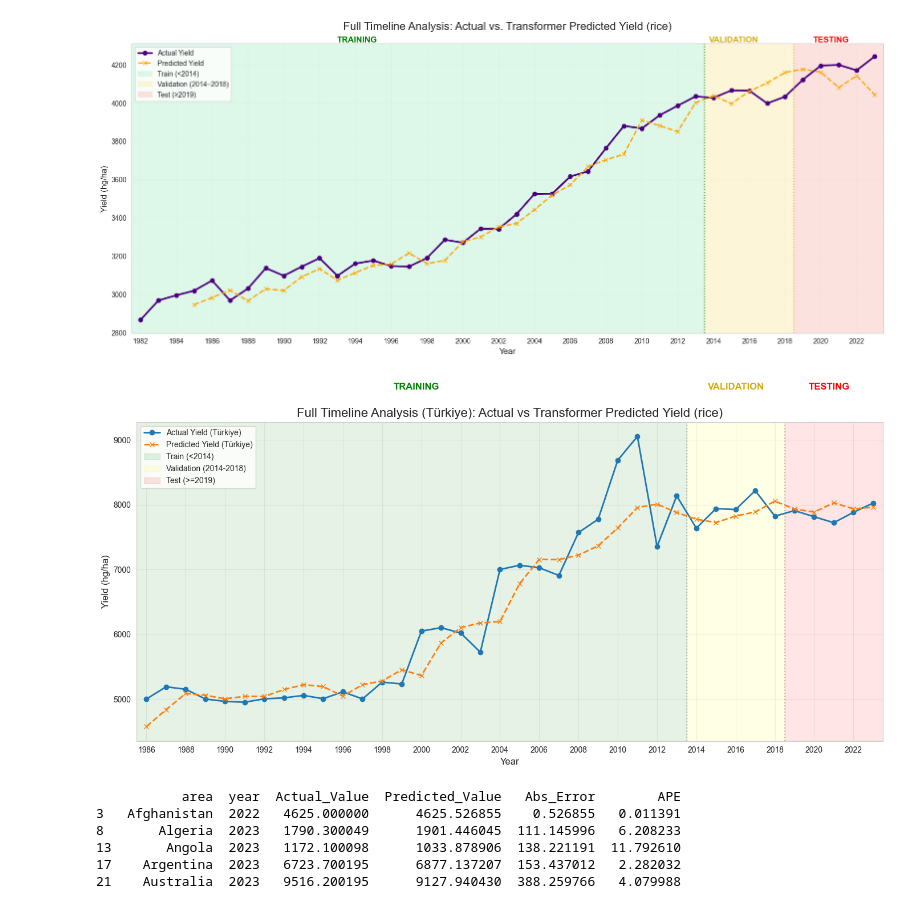
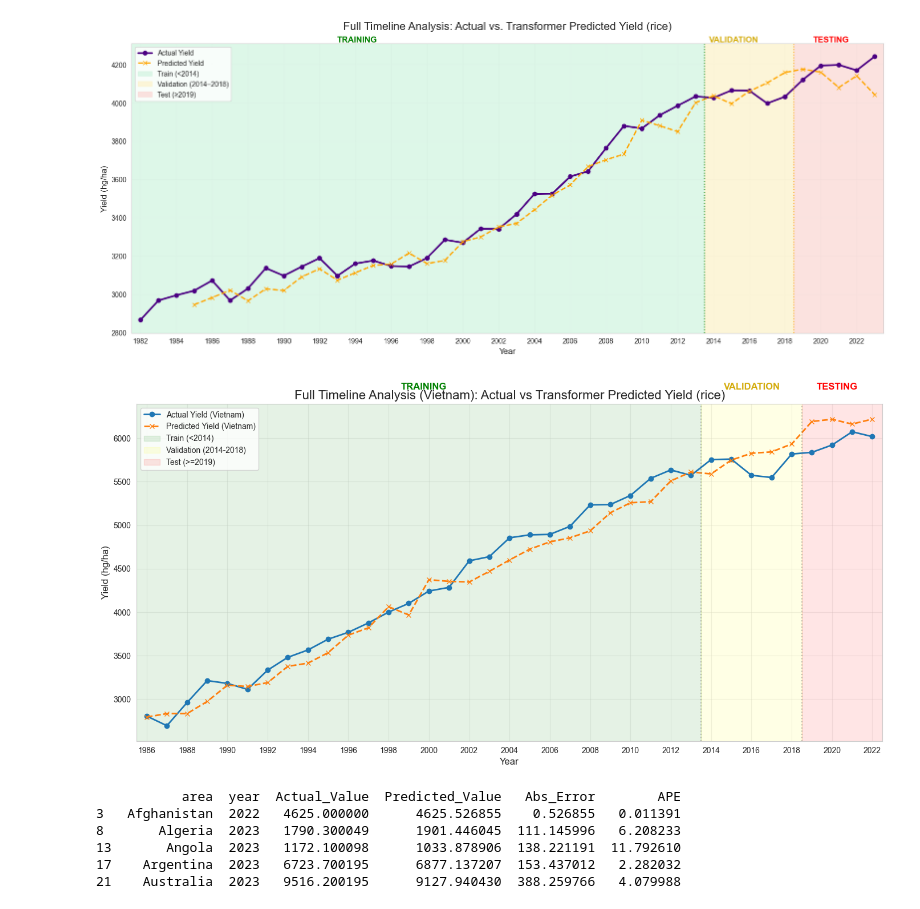
Before and after one commit to pavinpp/ML_project, a Jupyter notebook: Part_5_Model_Transformer.ipynb, the cells around one changed output. Drawn from its saved outputs; the diff is of its cells as text; code cells hidden in the pictures.

```diff
--- a/Part_5_Model_Transformer.ipynb
+++ b/Part_5_Model_Transformer.ipynb
@@ -53,20 +55,3 @@ print(f"--> Filtered years (1982-2023) and dropped NaN targets. New Shape: {df.s
 LAG_1_FEATURE = f'avg_yield_{CHOSEN_CROP}_1y'
 # %% [output]
 --> Filtered years (1982-2023) and dropped NaN targets. New Shape: (4687, 75)
-# %%
-CHOSEN_CROP = "rice"
-TARGET_COL = f"Y_{CHOSEN_CROP}"
-PARQUET_PATH = 'Parquet/XY_v3.parquet'
-SEQ_LEN     = 5              # try larger windows; model uses past SEQ_LEN years
-BATCH_SIZE  = 32
-CLIP_QUANT  = 0.01           # 1%-99% clipping to tame outliers
-EPOCHS      = 100
-PATIENCE    = 15
-LR          = 2e-4
-
-df = pd.read_parquet(PARQUET_PATH)
-df = df[(df["year"] >= 1982) & (df["year"] <= 2023)].copy()
-df = df.dropna(subset=[TARGET_COL]).copy()
-print(f"--> Filtered years (1982-2023) and dropped NaN targets. New Shape: {df.shape}")
-
-LAG_1_FEATURE = f'avg_yield_{CHOSEN_CROP}_1y'
@@ -1548,10 +1522,10 @@ TRAIN_END_YEAR = 2014
 VAL_END_YEAR   = 2019
 
 # Country you want to plot
-TARGET_COUNTRY = "Türkiye"
+TARGET_COUNTRY = "Vietnam"
 
 # -----------------------------
-# 1) Ordered loaders (no shuffle)
+# 1) Ordered loaders
 # -----------------------------
 train_loader_ordered = DataLoader(train_loader_opt.dataset, batch_size=BATCH_SIZE, shuffle=False)
 val_loader_ordered   = DataLoader(val_loader_opt.dataset,   batch_size=BATCH_SIZE, shuffle=False)
@@ -1737,34 +1711,34 @@ else:
     plt.axvline(train_boundary, color="grey", linestyle=":", alpha=0.5)
     plt.axvline(val_boundary,   color="grey", linestyle=":", alpha=0.5)
 
     # Text labels
     y_max = np.nanmax(yearly_trend["Actual"])
     text_y = y_max * 1.08
 
     plt.text((MIN_YEAR + train_boundary)/2, text_y, "TRAINING",
              ha="center", fontsize=12, fontweight="bold", color="green")
     plt.text((train_boundary + val_boundary)/2, text_y, "VALIDATION",
              ha="center", fontsize=12, fontweight="bold", color="#D4AC0D")
     plt.text((val_boundary + MAX_YEAR)/2, text_y, "TESTING",
              ha="center", fontsize=12, fontweight="bold", color="red")
 
     # Formatting
     plt.title(
         f"Full Timeline Analysis ({TARGET_COUNTRY}): Actual vs Transformer Predicted Yield ({CHOSEN_CROP})",
         fontsize=16
     )
     plt.xlabel("Year", fontsize=12)
     plt.ylabel("Yield (hg/ha)", fontsize=12)
     plt.legend(loc="upper left")
     plt.grid(True, alpha=0.3)
 
     plt.xticks(np.arange(MIN_YEAR, MAX_YEAR + 1, 2))
     plt.xlim(MIN_YEAR - 0.5, MAX_YEAR + 0.5)
 
     plt.tight_layout()
     plt.show()
 # %% [output]
-[figure, old version]
+[figure, new version]
 # %%
 # ============================================
 # Build comparison_df_latest for ERROR MAP
```
Also changed, not shown: parts of 12 cells of this notebook, 7 other files.
